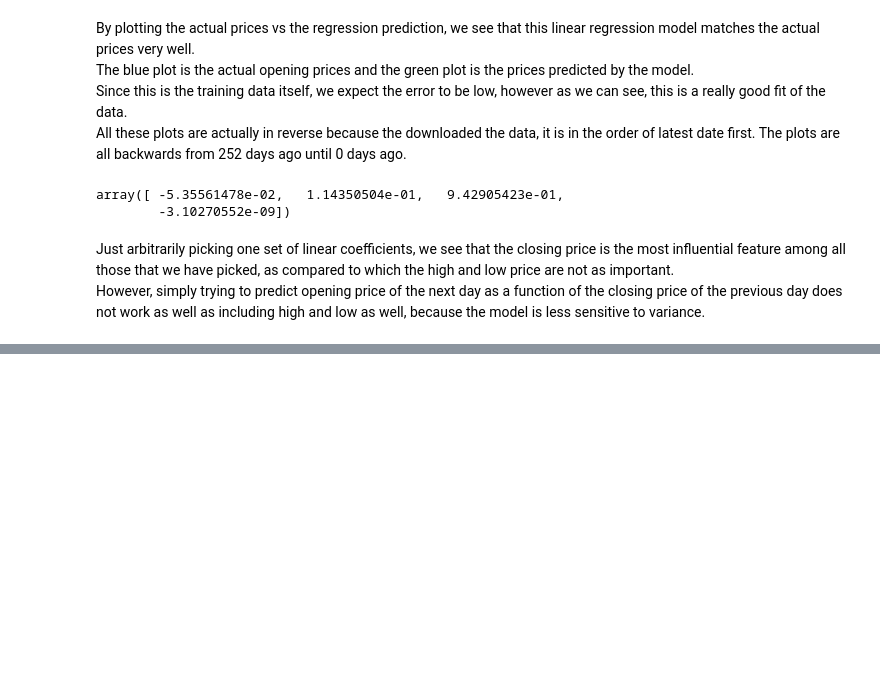
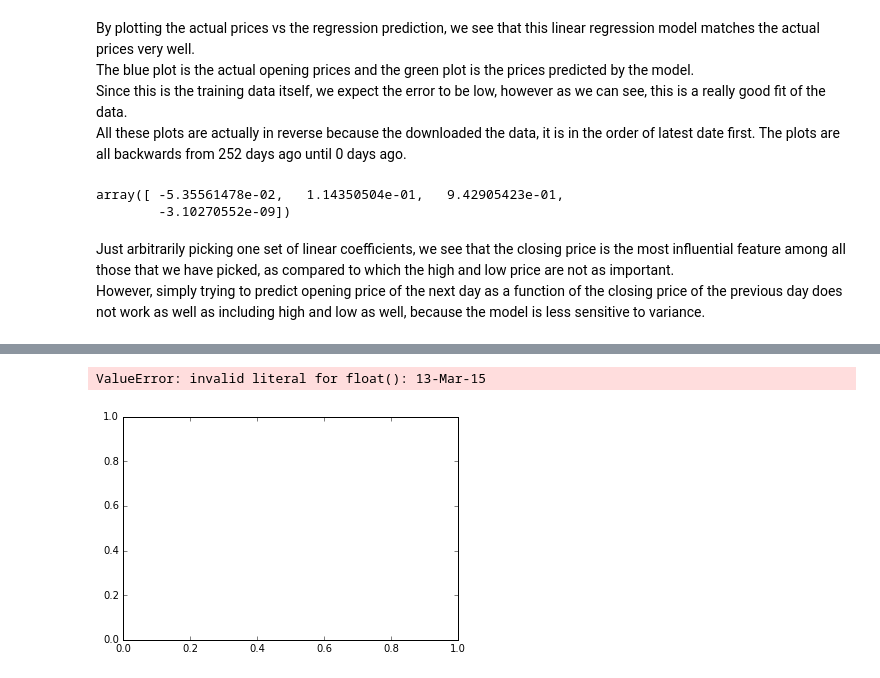
Before and after one commit to YangYanyan1020/bigdata_analytics, a Jupyter notebook: hw2/stock_prediction.ipynb, the cells around one changed output, grey strips where cells are left out. Drawn from its saved outputs; the diff is of its cells as text; code cells hidden in the pictures; blank space fills up the shorter version.

```diff
--- a/hw2/stock_prediction.ipynb
+++ b/hw2/stock_prediction.ipynb
@@ -211,0 +221,4 @@ However, simply trying to predict opening price of the next day as a function of
+# %%
+dateparse = lambda dates : pd.datetime.strptime(dates, '%d-%b-%y')
+# parse dates to convert the data into a time series
+data = pd.read_csv('./stock_data/AAPL.csv', index_col=0, date_parser=dateparse)
@@ -211,0 +245,3 @@ However, simply trying to predict opening price of the next day as a function of
+# %%
+# target variable
+prices = data['Open']
@@ -211,0 +258,5 @@ However, simply trying to predict opening price of the next day as a function of
+# %%
+plt.plot(prices)
+# %% [output]
+ValueError: invalid literal for float(): 13-Mar-15
+[figure, added]
```
Also changed, not shown: parts of 5 cells of this notebook, 2 other files.
